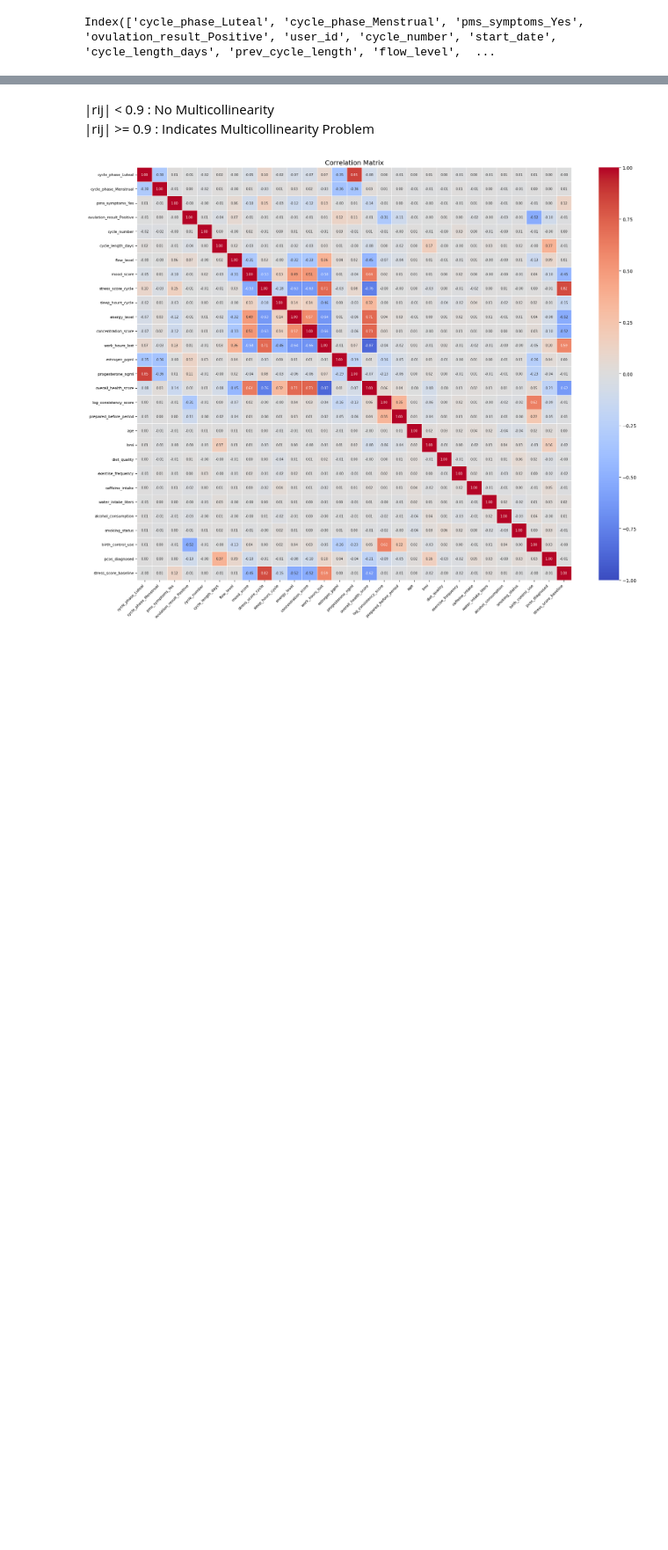
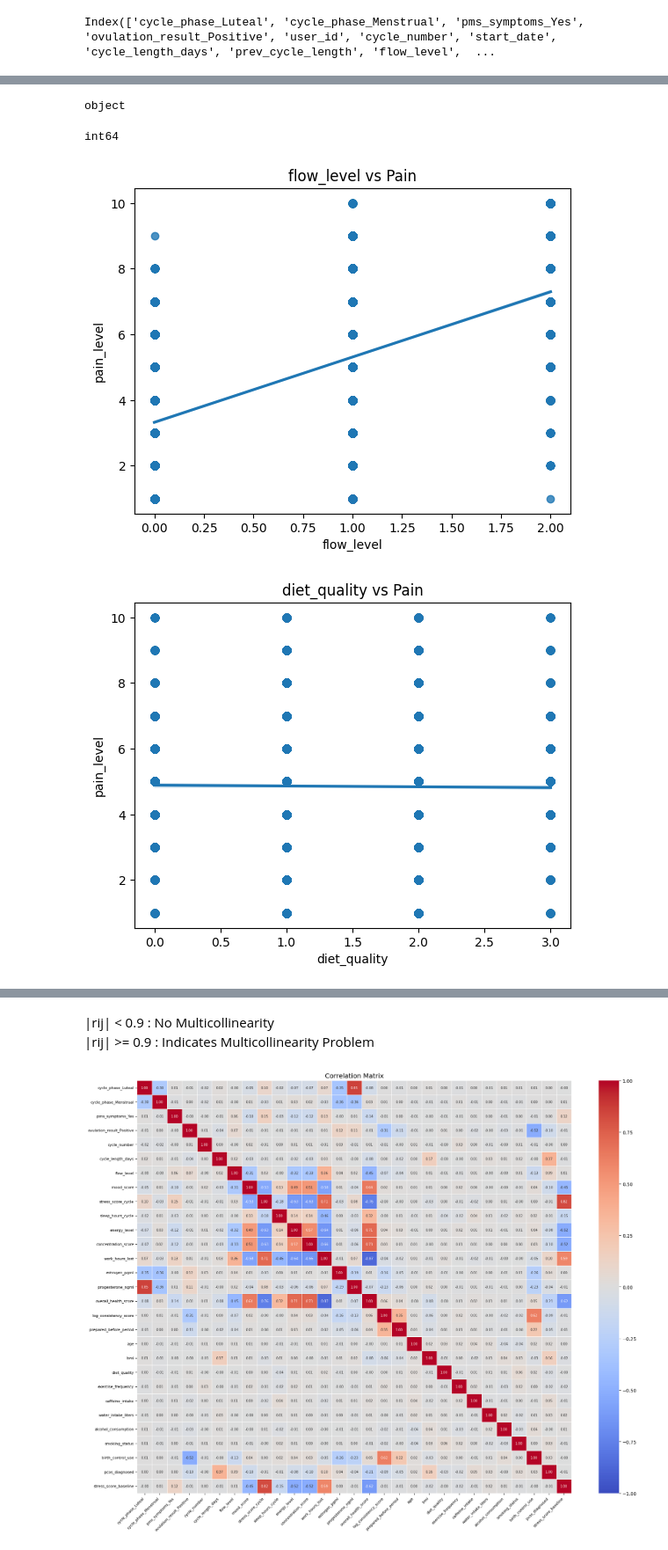
Before and after one commit to Parasshirishvaidya/regression-for-menstrual-pain, a Jupyter notebook: Notebooks/Feature_Engineering.ipynb, the cells around one changed output, grey strips where cells are left out. Shown at 88% size. Drawn from its saved outputs; the diff is of its cells as text; code cells hidden in the pictures; blank space fills up the shorter version.

```diff
--- a/Notebooks/Feature_Engineering.ipynb
+++ b/Notebooks/Feature_Engineering.ipynb
@@ -115,3 +115,12 @@ Index(['cycle_phase_Luteal', 'cycle_phase_Menstrual', 'pms_symptoms_Yes', 'ovula
 #df_encoded.drop(["cycle_phase","pms_symptoms","ovulation_result"],inplace=True,axis=1)
 # %%
 df_encoded.to_csv(r"C:\Data Science Learning\Projects\regression-for-menstrual-pain\dataset\final_ds.csv",index=False)
+# %%
+df1 = df_encoded.copy(deep=True)
+# %%
+import seaborn as sns
+import matplotlib.pyplot as plt
+
+# Drop non-numeric / irrelevant columns
+drop_cols = [ 'start_date', 'state','prev_cycle_length','sleep_hours']
+df2 = df1.drop(columns=drop_cols)
@@ -117,0 +179,34 @@ df_encoded.to_csv(r"C:\Data Science Learning\Projects\regression-for-menstrual-p
+# %%
+print(df2['pain_level'].dtype)
+# %% [output]
+object
+# %%
+import pandas as pd
+
+df2['pain_level'] = pd.to_numeric(df2['pain_level'], errors='coerce')
+# %%
+print(df2['pain_level'].dtype)
+# %% [output]
+int64
+# %%
+import numpy as np
+
+df_new = df2.select_dtypes(include=[np.number]).copy()
+
+# Replace inf values
+df_new= df_new.replace([np.inf, -np.inf], np.nan)
+
+# Drop missing values in pain
+df_new = df_new.dropna(subset=['pain_level'])
+# %%
+import seaborn as sns
+import matplotlib.pyplot as plt
+
+for col in df_new.columns:
+    if col not in ['user_id', 'cycle_number', 'pain_level']:
+        sns.regplot(x=col, y='pain_level', data=df_new)
+        plt.title(f"{col} vs Pain")
+        plt.show()
+# %% [output]
+[figure, added]
+[figure, added]
```
Also changed, not shown: parts of 7 cells of this notebook.
